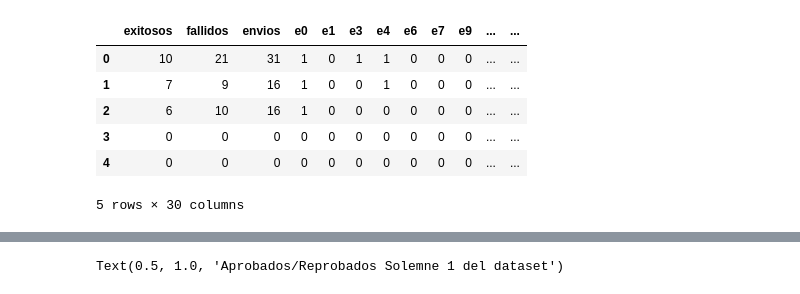
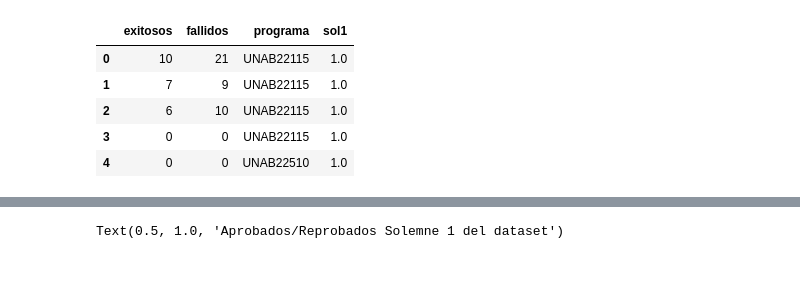
Before and after one commit to tonporaqui/tesis, a Jupyter notebook: jupyter_notebook/notebooks/bnlearn.ipynb, the cells around one changed output, grey strips where cells are left out. Saved outputs shown, nothing was run; the diff lists cells and outputs as text; code cells hidden in the pictures.

```diff
--- a/jupyter_notebook/notebooks/bnlearn.ipynb
+++ b/jupyter_notebook/notebooks/bnlearn.ipynb
@@ -25,11 +35,10 @@ from custom import funtions
 # %%
-df = pd.read_excel(open('../resources/dataset_a_2021v4_col0DExitoSol1.xlsx','rb'))
+df = pd.read_excel(open('../resources/exitoFallidoProgramaSol.xlsx','rb'))
 df.head()
 # %% [output]
-|  | exitosos | fallidos | envios | e0 | e1 | e3 | e4 | e6 | e7 | e9 | ... | ... |
-| 0 | 10 | 21 | 31 | 1 | 0 | 1 | 1 | 0 | 0 | 0 | ... | ... |
-| 1 | 7 | 9 | 16 | 1 | 0 | 0 | 1 | 0 | 0 | 0 | ... | ... |
-| 2 | 6 | 10 | 16 | 1 | 0 | 0 | 0 | 0 | 0 | 0 | ... | ... |
-| 3 | 0 | 0 | 0 | 0 | 0 | 0 | 0 | 0 | 0 | 0 | ... | ... |
-| 4 | 0 | 0 | 0 | 0 | 0 | 0 | 0 | 0 | 0 | 0 | ... | ... |
+|  | exitosos | fallidos | programa | sol1 |
+| 0 | 10 | 21 | UNAB22115 | 1.0 |
+| 1 | 7 | 9 | UNAB22115 | 1.0 |
+| 2 | 6 | 10 | UNAB22115 | 1.0 |
+| 3 | 0 | 0 | UNAB22115 | 1.0 |
+| 4 | 0 | 0 | UNAB22510 | 1.0 |
-5 rows × 30 columns
```
Also changed, not shown: parts of 12 cells of this notebook, 20 other files.
